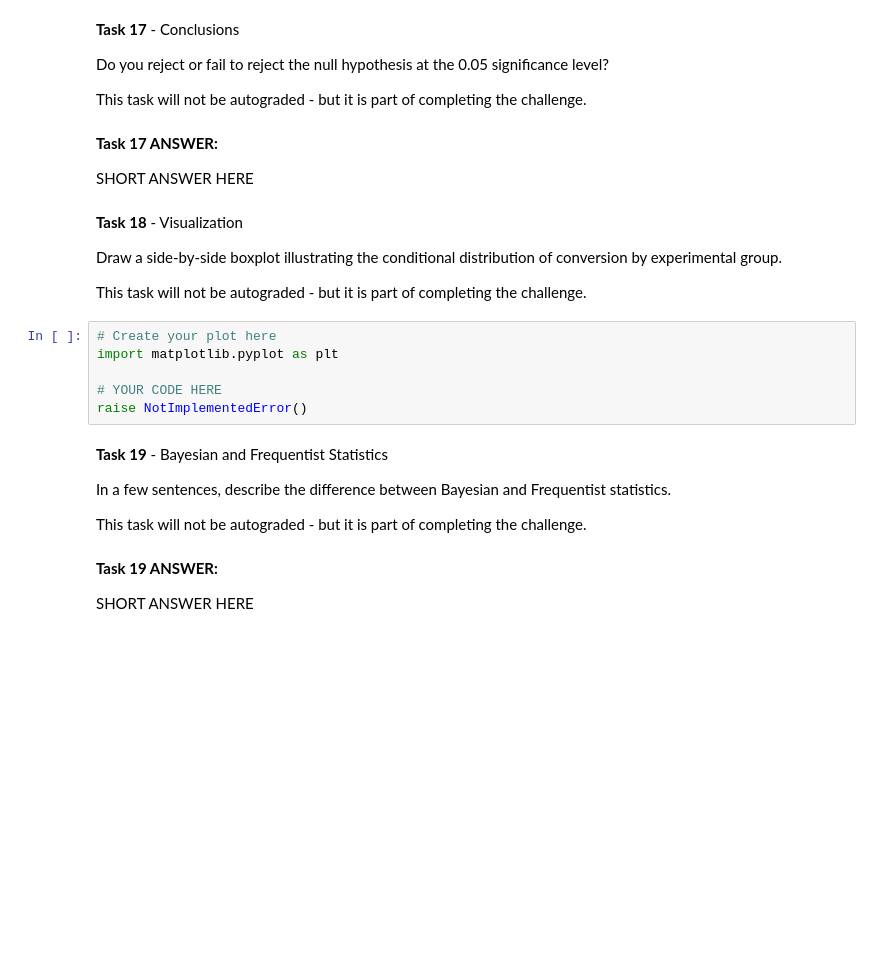
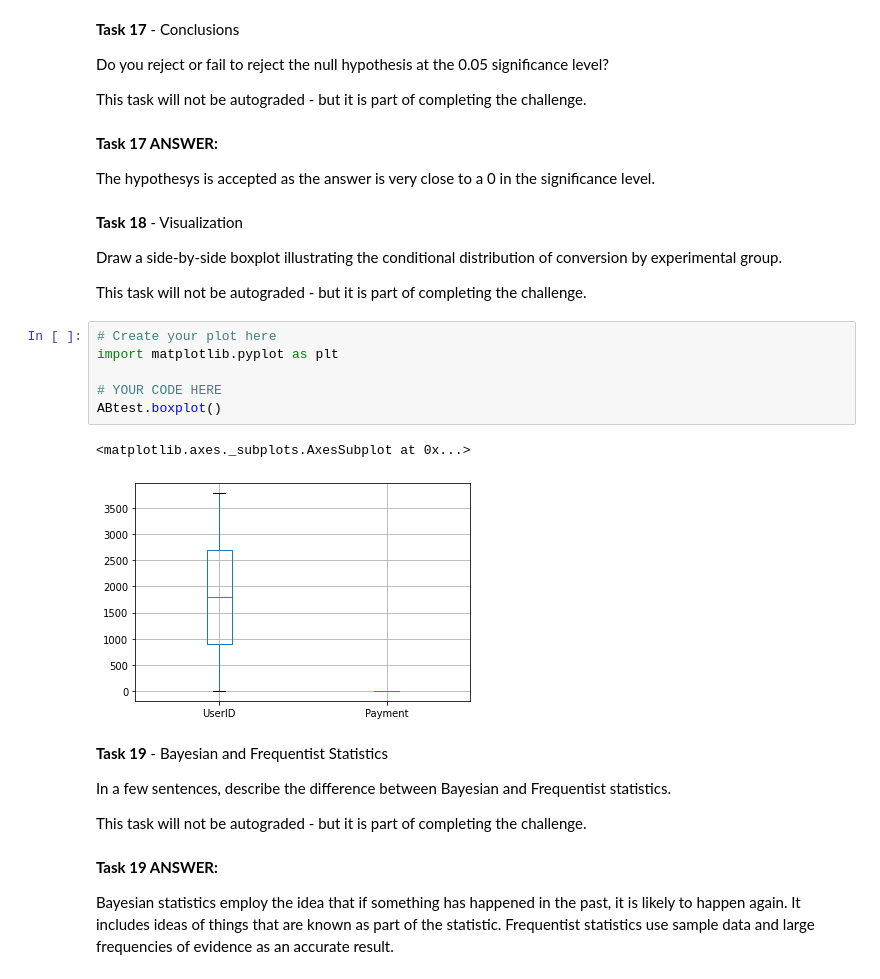
Before and after one commit to lucaanescu/DS-Unit-1-Sprint-2-Statistics, a Jupyter notebook: LS_DS_Unit1_Sprint2_AG.ipynb, the cells around one changed output. Saved outputs shown, nothing was run; the diff lists cells and outputs as text; blank space fills up the shorter version.

```diff
--- a/LS_DS_Unit1_Sprint2_AG.ipynb
+++ b/LS_DS_Unit1_Sprint2_AG.ipynb
@@ -412,10 +458,10 @@ raise NotImplementedError()
 Do you reject or fail to reject the null hypothesis at the 0.05 significance level?
 
 This task will not be autograded - but it is part of completing the challenge.
-# %% [markdown]
-**Task 17 ANSWER:**
-
-SHORT ANSWER HERE
+# %% [markdown]
+**Task 17 ANSWER:**
+
+The hypothesys is accepted as the answer is very close to a 0 in the significance level.
 # %% [markdown]
 **Task 18** - Visualization
 
@@ -425,16 +471,19 @@ This task will not be autograded - but it is part of completing the challenge.
 # %%
 # Create your plot here
 import matplotlib.pyplot as plt
 
 # YOUR CODE HERE
-raise NotImplementedError()
+ABtest.boxplot()
+# %% [output]
+<matplotlib.axes._subplots.AxesSubplot at 0x...>
+[figure, added]
 # %% [markdown]
 **Task 19** - Bayesian and Frequentist Statistics
 
 In a few sentences, describe the difference between Bayesian and Frequentist statistics.
 
 This task will not be autograded - but it is part of completing the challenge.
-# %% [markdown]
-**Task 19 ANSWER:**
-
-SHORT ANSWER HERE
+# %% [markdown]
+**Task 19 ANSWER:**
+
+Bayesian statistics employ the idea that if something has happened in the past, it is likely to happen again. It includes ideas of things that are known as part of the statistic. Frequentist statistics use sample data and large frequencies of evidence as an accurate result.
```
Also changed, not shown: parts of 18 cells of this notebook.
